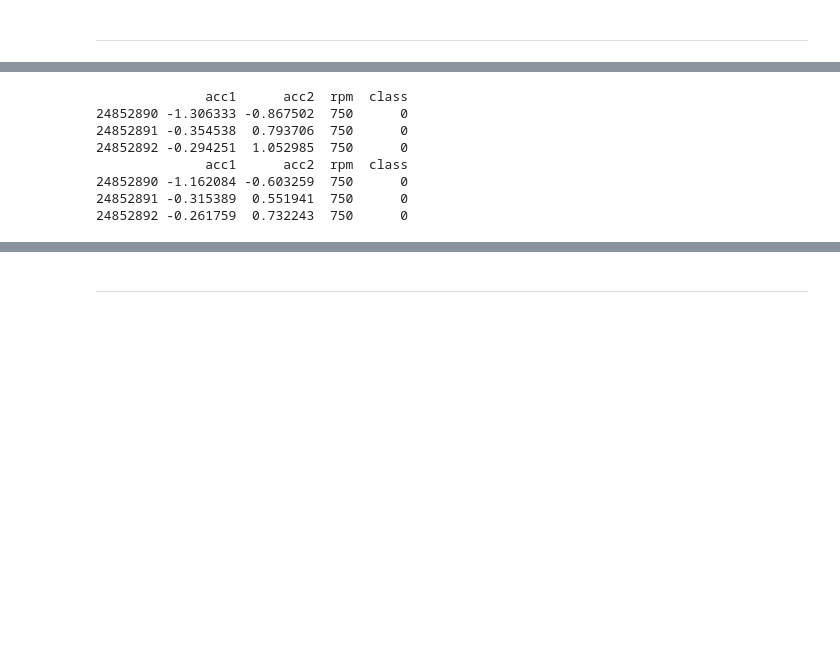
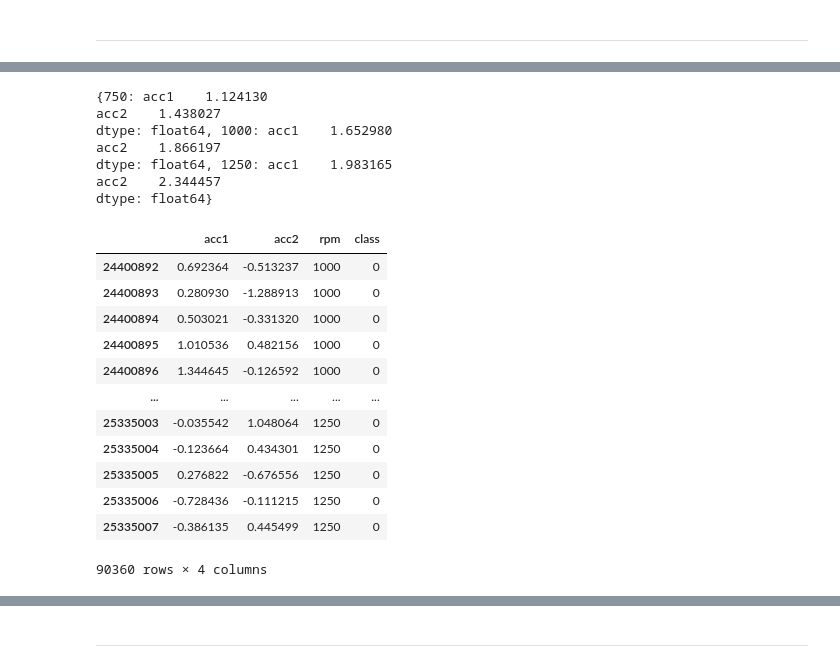
Before and after one commit to 4llu/rapid-deployment, a Jupyter notebook: sandbox.ipynb, the cells around one changed output, grey strips where cells are left out. Saved outputs shown, nothing was run; the diff lists cells and outputs as text; code cells hidden in the pictures; blank space fills up the shorter version.

```diff
--- a/sandbox.ipynb
+++ b/sandbox.ipynb
@@ -723,21 +740,43 @@ train_tail = train_grouped.tail(
 # %%
+# Scaling #
+
 scale = {}
-for n, g in train_head.groupby(["class", "rpm"]):
-    if n[0] == 0:
-        p25 = g[sensors].quantile(0.25)
-        p75 = g[sensors].quantile(0.75)
+train_head_grouped = train_head.groupby(["class", "rpm"], group_keys=False)
+for n, g in train_head_grouped:
+    p25 = g[sensors].quantile(0.25)
+    p75 = g[sensors].quantile(0.75)
 
-        scale[n[1]] = p75 - p25
+    scale[n[1]] = p75 - p25
 
-for n, g in train_head.groupby(["class", "rpm"]):
-    g[sensors] = g[sensors] / scale[n[1]]
-    break
+print(scale)
+
+def scale_group(group_data):
+    group_data[sensors] = group_data[sensors] / scale[group_data.name[1]]
+
+    return group_data
+
+train_head = train_head_grouped.apply(scale_group)
+train_head
+
+# train_head
 # %% [output]
-              acc1      acc2  rpm  class
-24852890 -1.306333 -0.867502  750      0
-24852891 -0.354538  0.793706  750      0
-24852892 -0.294251  1.052985  750      0
-              acc1      acc2  rpm  class
-24852890 -1.162084 -0.603259  750      0
-24852891 -0.315389  0.551941  750      0
-24852892 -0.261759  0.732243  750      0
+{750: acc1    1.124130
+acc2    1.438027
+dtype: float64, 1000: acc1    1.652980
+acc2    1.866197
+dtype: float64, 1250: acc1    1.983165
+acc2    2.344457
+dtype: float64}
+|  | acc1 | acc2 | rpm | class |
+| 24400892 | 0.692364 | -0.513237 | 1000 | 0 |
+| 24400893 | 0.280930 | -1.288913 | 1000 | 0 |
+| 24400894 | 0.503021 | -0.331320 | 1000 | 0 |
+| 24400895 | 1.010536 | 0.482156 | 1000 | 0 |
+| 24400896 | 1.344645 | -0.126592 | 1000 | 0 |
+| ... | ... | ... | ... | ... |
+| 25335003 | -0.035542 | 1.048064 | 1250 | 0 |
+| 25335004 | -0.123664 | 0.434301 | 1250 | 0 |
+| 25335005 | 0.276822 | -0.676556 | 1250 | 0 |
+| 25335006 | -0.728436 | -0.111215 | 1250 | 0 |
+| 25335007 | -0.386135 | 0.445499 | 1250 | 0 |
+90360 rows × 4 columns
```
Also changed, not shown: parts of 3 cells of this notebook, 6 other files.
